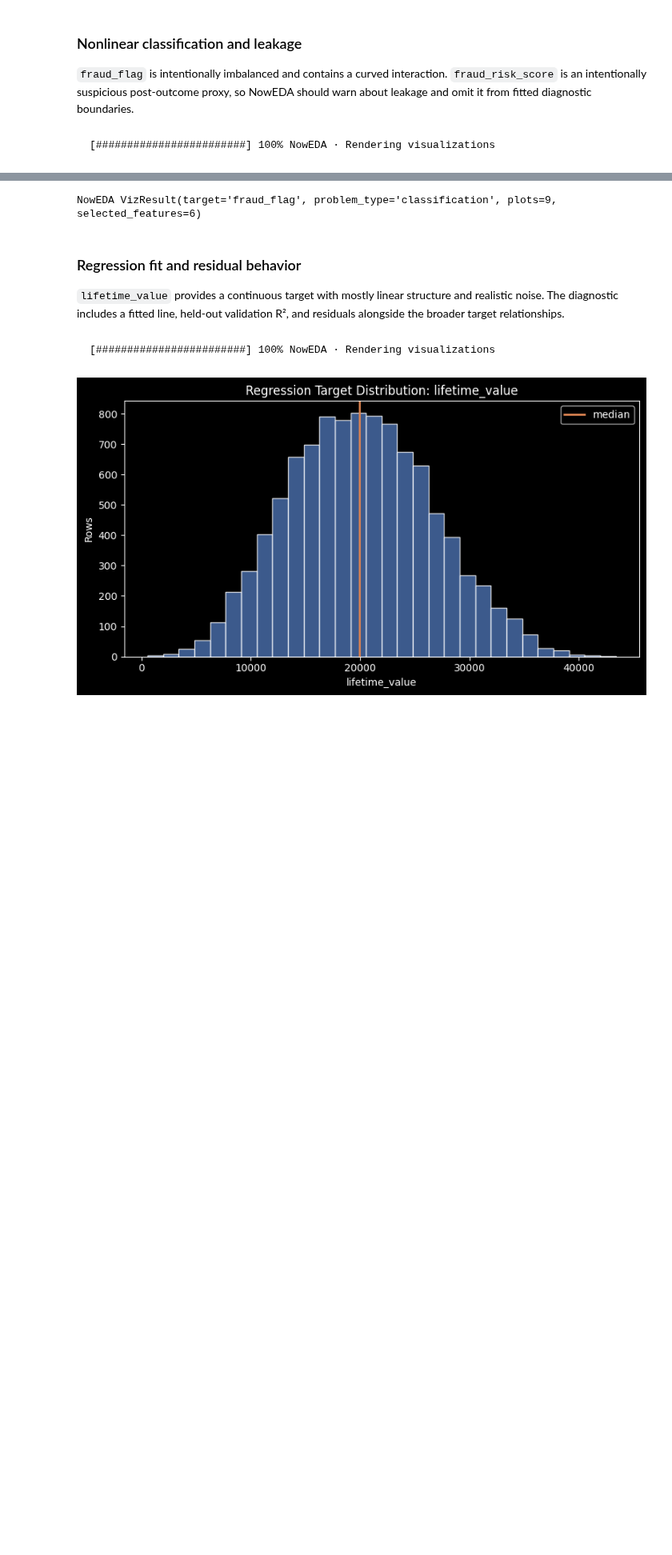
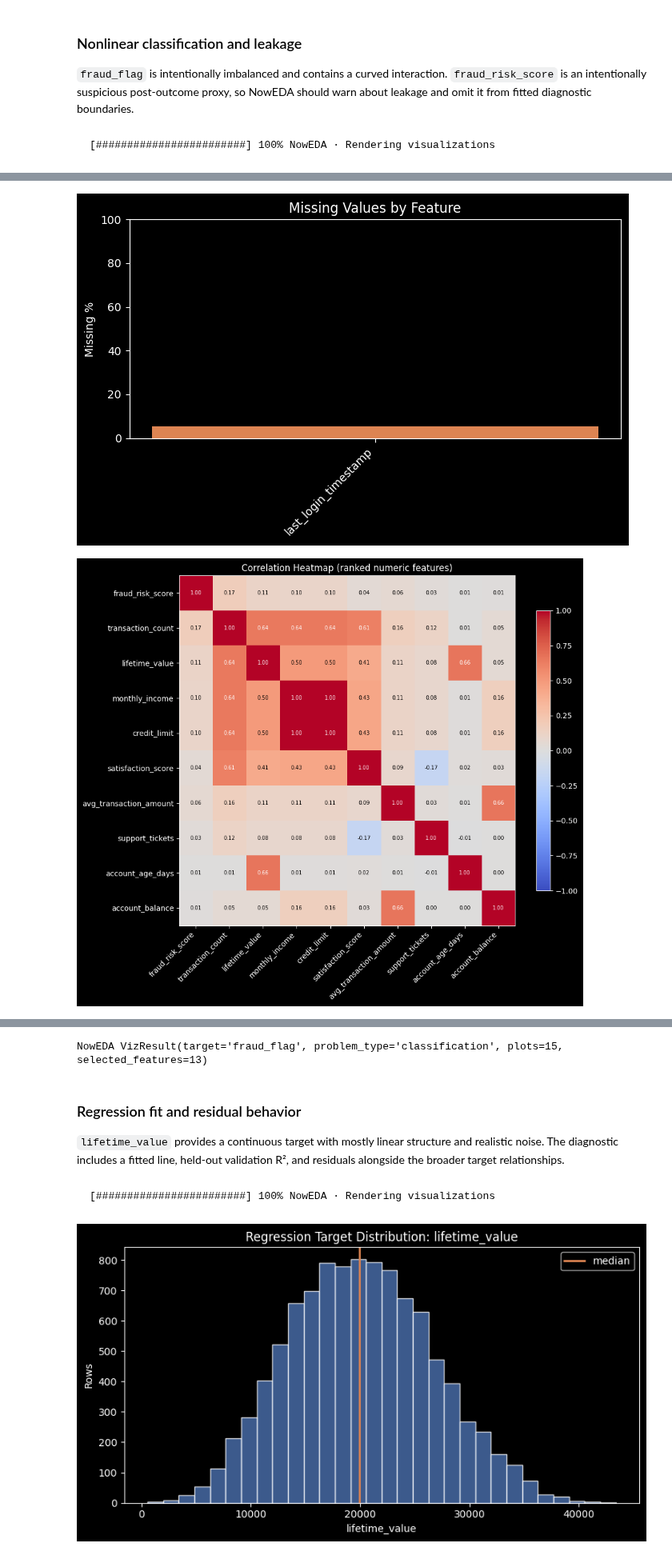
Before and after one commit to codewithdaniel1/NowEDA, a Jupyter notebook: playground.ipynb, the cells around one changed output, grey strips where cells are left out. Shown at 80% size. Drawn from its saved outputs; the diff is of its cells as text; code cells hidden in the pictures; blank space fills up the shorter version.

```diff
--- a/playground.ipynb
+++ b/playground.ipynb
@@ -212,15 +216,17 @@ should warn about leakage and omit it from fitted diagnostic boundaries.
 # %%
 fraud_visuals = df.eda.vizall(
     target="fraud_flag",
-    max_plots=9,
+    max_plots=15,
 )
 print('Possible leakage:', fraud_visuals['leakage_candidates'])
 print(fraud_visuals['diagnostic_models'])
 fraud_visuals
 # %% [output]
 [########################] 100% NowEDA · Rendering visualizations
 [figure]
 [figure]
 [figure]
 [figure]
 [figure]
+[figure, added]
+[figure, added]
@@ -230,7 +238,7 @@ Visual ML signals
   - Choose between linear and nonlinear classifiers with stratified validation; visual separation alone is not decisive.
 Possible leakage: ['fraud_risk_score']
 [{'model': 'logistic_regression', 'features': ['transaction_count'], 'rows': 3000, 'validation_metric': 'balanced_accuracy', 'validation_score': 0.5, 'scope': 'one-feature diagnostic train/validation  ...
-NowEDA VizResult(target='fraud_flag', problem_type='classification', plots=9, selected_features=6)
+NowEDA VizResult(target='fraud_flag', problem_type='classification', plots=15, selected_features=13)
 # %% [markdown]
 ### Regression fit and residual behavior
 
```
Also changed, not shown: parts of 5 cells of this notebook.
